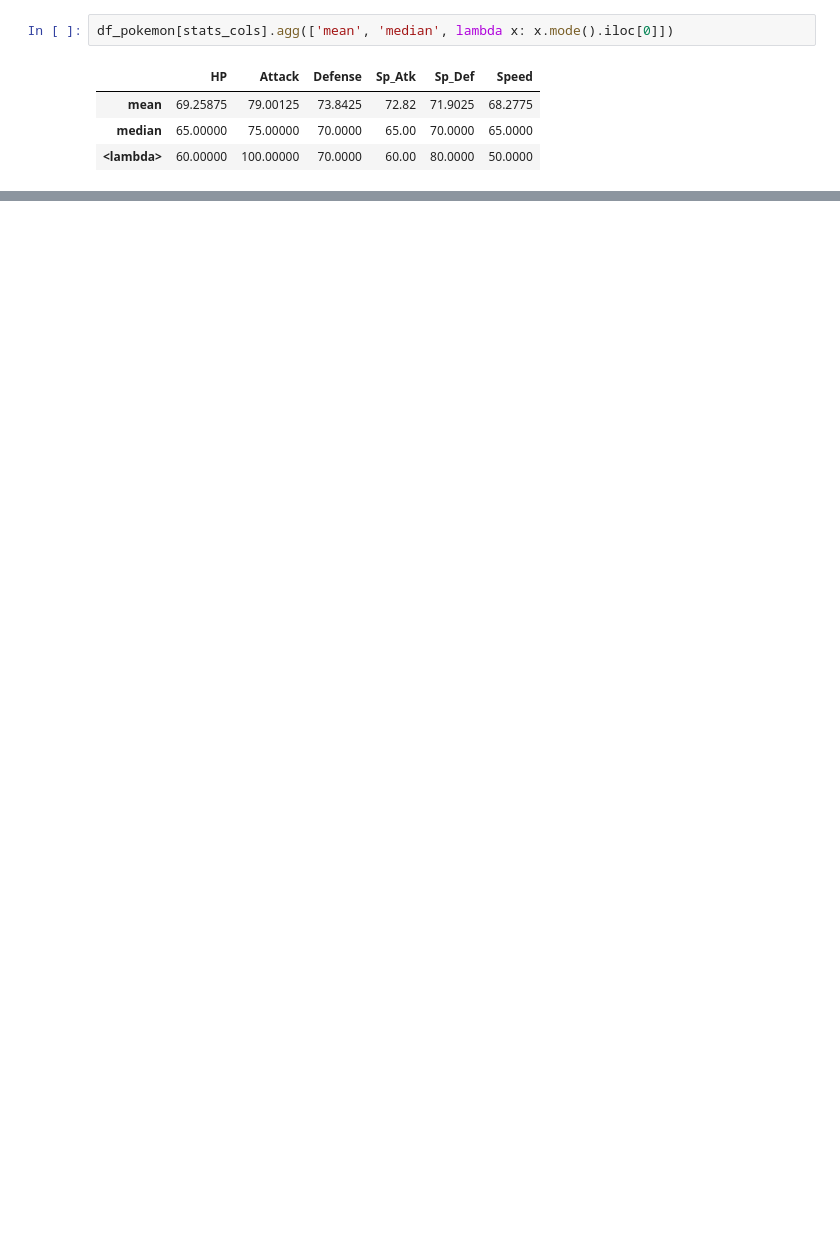
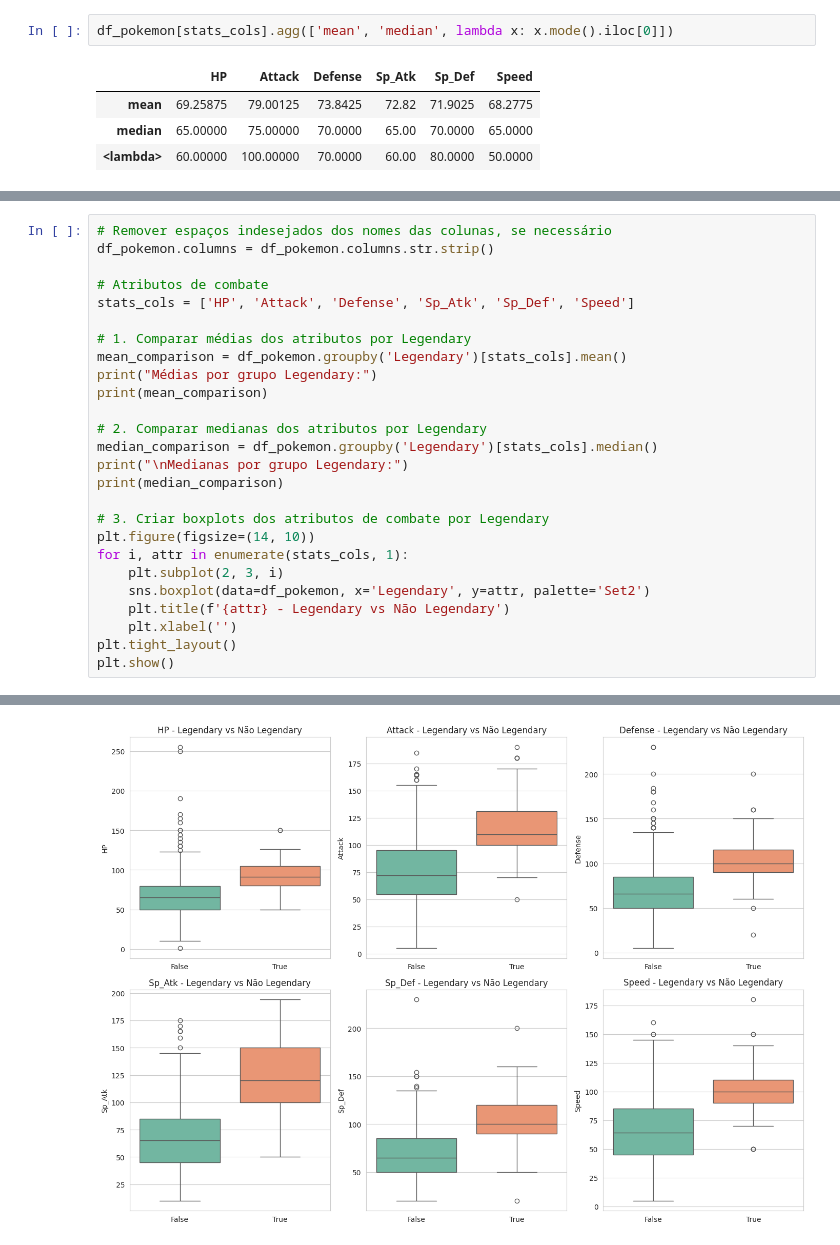
Before and after one commit to et586-estatistica/intro-data-analysis-lucasmorais6, a Jupyter notebook: atividade1.ipynb, the cells around one changed output, grey strips where cells are left out. Drawn from its saved outputs; the diff is of its cells as text; blank space fills up the shorter version.

```diff
--- a/atividade1.ipynb
+++ b/atividade1.ipynb
@@ -578,0 +689,27 @@ df_pokemon[stats_cols].agg(['mean', 'median', lambda x: x.mode().iloc[0]])
+# %%
+# Remover espaços indesejados dos nomes das colunas, se necessário
+df_pokemon.columns = df_pokemon.columns.str.strip()
+
+# Atributos de combate
+stats_cols = ['HP', 'Attack', 'Defense', 'Sp_Atk', 'Sp_Def', 'Speed']
+
+# 1. Comparar médias dos atributos por Legendary
+mean_comparison = df_pokemon.groupby('Legendary')[stats_cols].mean()
+print("Médias por grupo Legendary:")
+print(mean_comparison)
+
+# 2. Comparar medianas dos atributos por Legendary
+median_comparison = df_pokemon.groupby('Legendary')[stats_cols].median()
+print("\nMedianas por grupo Legendary:")
+print(median_comparison)
+
+# 3. Criar boxplots dos atributos de combate por Legendary
+plt.figure(figsize=(14, 10))
+for i, attr in enumerate(stats_cols, 1):
+    plt.subplot(2, 3, i)
+    sns.boxplot(data=df_pokemon, x='Legendary', y=attr, palette='Set2')
+    plt.title(f'{attr} - Legendary vs Não Legendary')
+    plt.xlabel('')
+plt.tight_layout()
+plt.show()
+# %% [output]
@@ -578,0 +749 @@ df_pokemon[stats_cols].agg(['mean', 'median', lambda x: x.mode().iloc[0]])
+[figure, added]
```
Also changed, not shown: parts of 21 cells of this notebook.
